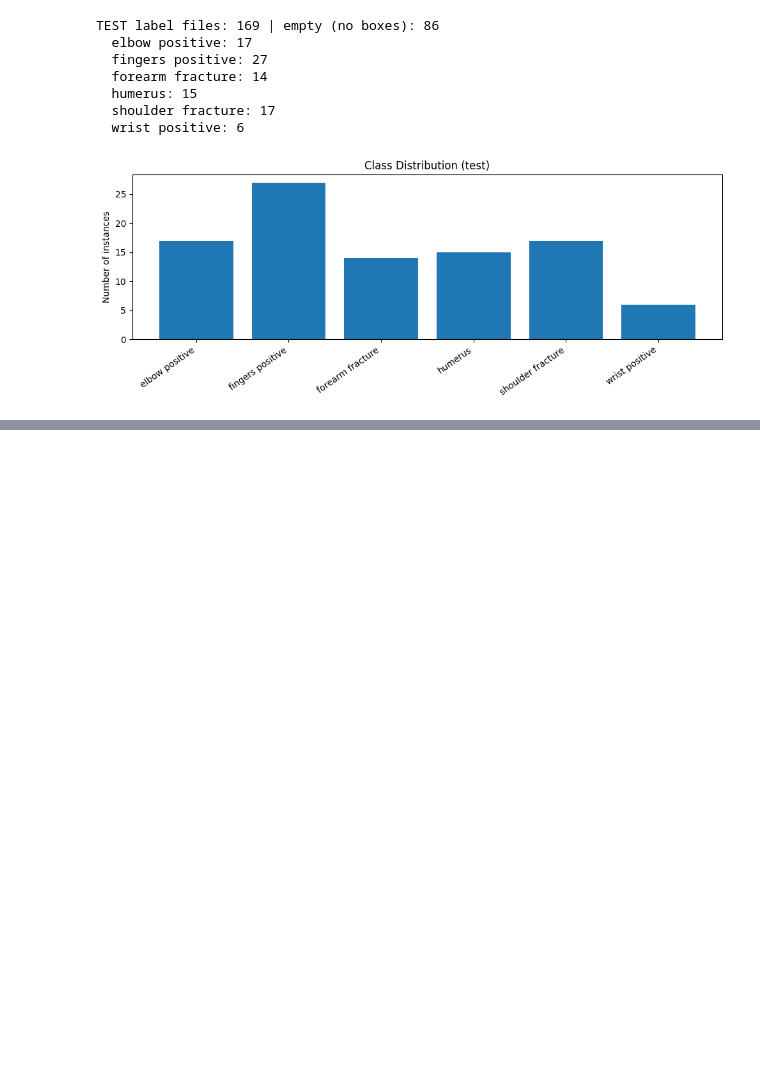
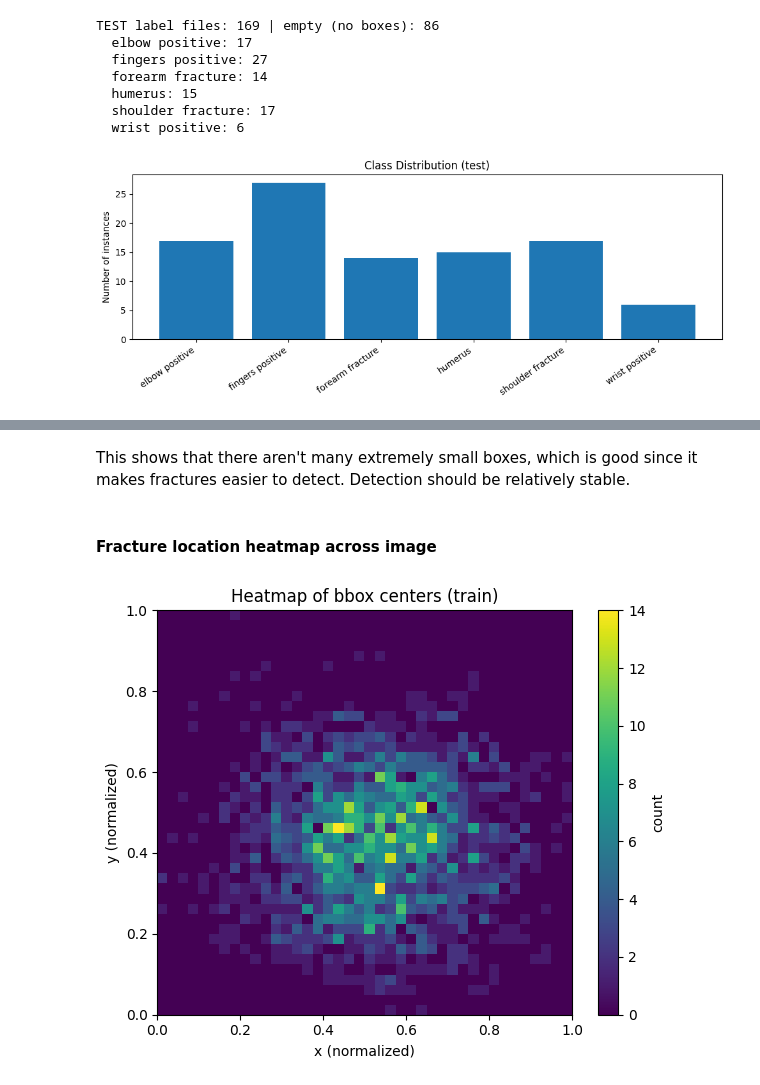
Before and after one commit to jackie-niu/CS9553-Project, a Jupyter notebook: Models/EditData.ipynb, the cells around one changed output, grey strips where cells are left out. Saved outputs shown, nothing was run; the diff lists cells and outputs as text; code cells hidden in the pictures; blank space fills up the shorter version.

```diff
--- a/Models/EditData.ipynb
+++ b/Models/EditData.ipynb
@@ -242,0 +284,47 @@ TEST label files: 169 | empty (no boxes): 86
+# %% [markdown]
+This shows that there aren't many extremely small boxes, which is good since it makes fractures easier to detect. Detection should be relatively stable.
+# %% [markdown]
+#### Fracture location heatmap across image
+# %%
+import numpy as np
+import matplotlib.pyplot as plt
+
+def fracture_center_heatmap(images_dir: str, labels_dir: str, bins=40, n_samples=None, seed=42):
+    img_files = [f for f in os.listdir(images_dir) if f.lower().endswith((".jpg",".jpeg",".png"))]
+    if n_samples is not None:
+        random.seed(seed)
+        img_files = random.sample(img_files, k=min(n_samples, len(img_files)))
+
+    xs, ys = [], []
+
+    for img_name in img_files:
+        label_name = os.path.splitext(img_name)[0] + ".txt"
+        label_path = os.path.join(labels_dir, label_name)
+        if not os.path.exists(label_path) or os.path.getsize(label_path) == 0:
+            continue
+
+        with open(label_path, "r") as f:
+            for line in f:
+                parts = line.strip().split()
+                if len(parts) < 5:
+                    continue
+                xc = float(parts[1])
+                yc = float(parts[2])
+                xs.append(xc)
+                ys.append(yc)
+
+    xs = np.array(xs); ys = np.array(ys)
+    H, xedges, yedges = np.histogram2d(ys, xs, bins=bins, range=[[0,1],[0,1]])
+
+    plt.figure(figsize=(6,5))
+    plt.imshow(H, origin="lower", extent=[0,1,0,1], aspect="auto")
+    plt.colorbar(label="count")
+    plt.title("Heatmap of bbox centers (train)")
+    plt.xlabel("x (normalized)")
+    plt.ylabel("y (normalized)")
+    plt.tight_layout()
+    plt.show()
+
+fracture_center_heatmap(train_images, train_labels, bins=40)
+# %% [output]
+[figure, added]
```
Also changed, not shown: parts of 4 cells of this notebook.
